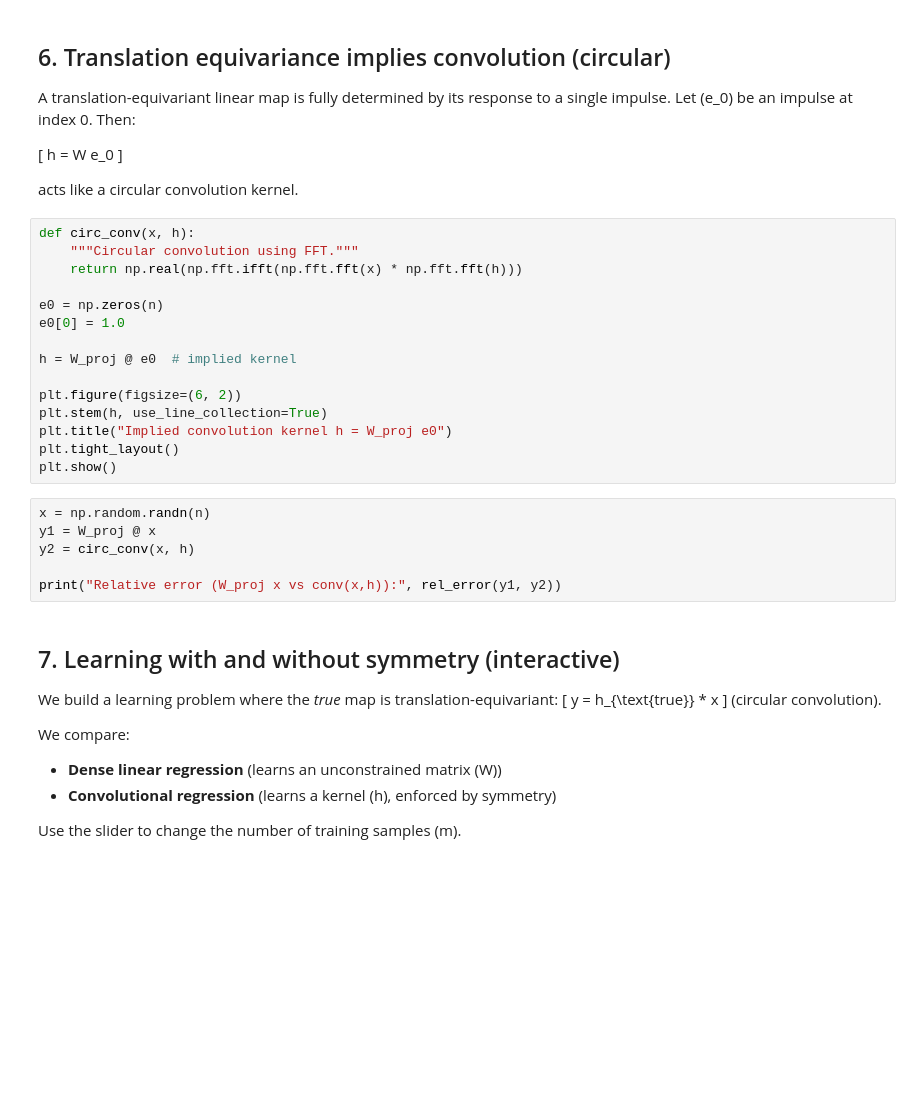
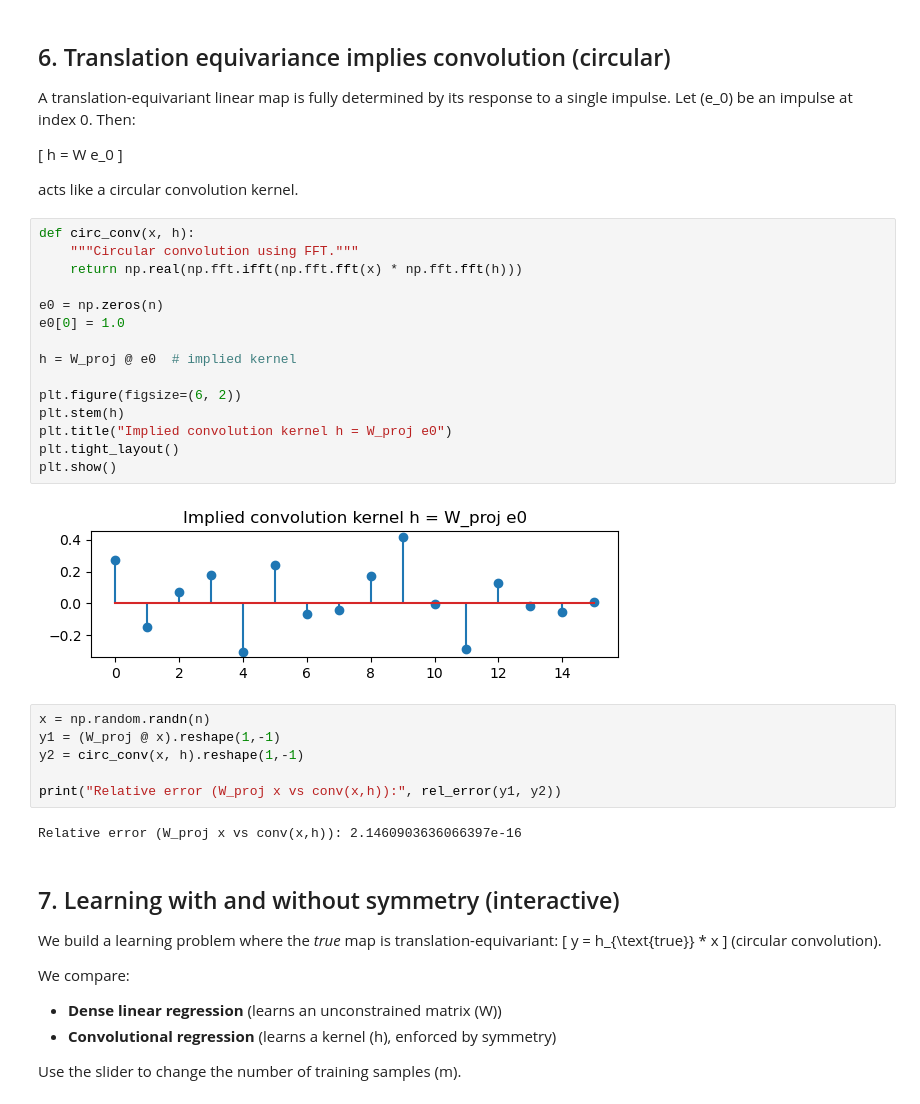
Before and after one commit to mae576-gdl/gdl-course-materials, a Jupyter notebook: lectures/lecture03/lecture03_symmetry_to_constraint.ipynb, the cells around one changed output. Saved outputs shown, nothing was run; the diff lists cells and outputs as text; blank space fills up the shorter version.

Commit message:
Fix environment error, and plotting error

```diff
--- a/lectures/lecture03/lecture03_symmetry_to_constraint.ipynb
+++ b/lectures/lecture03/lecture03_symmetry_to_constraint.ipynb
@@ -138,24 +144,28 @@ acts like a circular convolution kernel.
 # %%
 def circ_conv(x, h):
     """Circular convolution using FFT."""
     return np.real(np.fft.ifft(np.fft.fft(x) * np.fft.fft(h)))
 
 e0 = np.zeros(n)
 e0[0] = 1.0
 
 h = W_proj @ e0  # implied kernel
 
 plt.figure(figsize=(6, 2))
-plt.stem(h, use_line_collection=True)
+plt.stem(h)
 plt.title("Implied convolution kernel h = W_proj e0")
 plt.tight_layout()
 plt.show()
+# %% [output]
+[figure, added]
 # %%
 x = np.random.randn(n)
-y1 = W_proj @ x
-y2 = circ_conv(x, h)
+y1 = (W_proj @ x).reshape(1,-1)
+y2 = circ_conv(x, h).reshape(1,-1)
 
 print("Relative error (W_proj x vs conv(x,h)):", rel_error(y1, y2))
+# %% [output]
+Relative error (W_proj x vs conv(x,h)): 2.1460903636066397e-16
 # %% [markdown]
 ## 7. Learning with and without symmetry (interactive)
 
```
Also changed, not shown: parts of 9 cells of this notebook, 1 other file.
